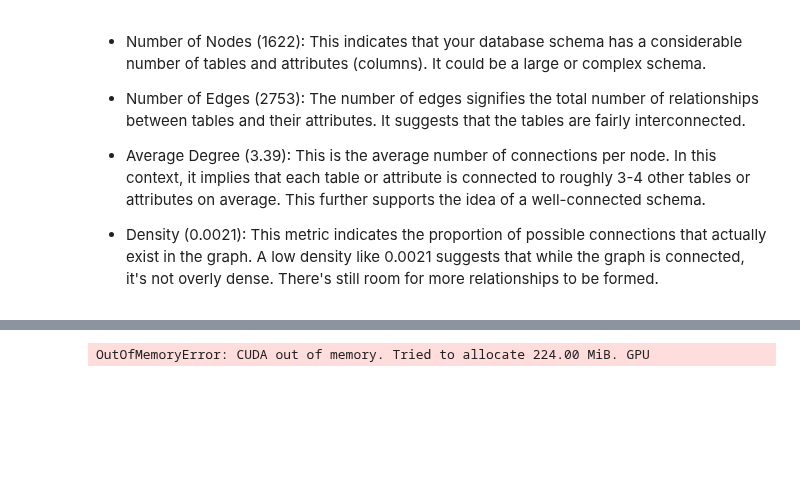
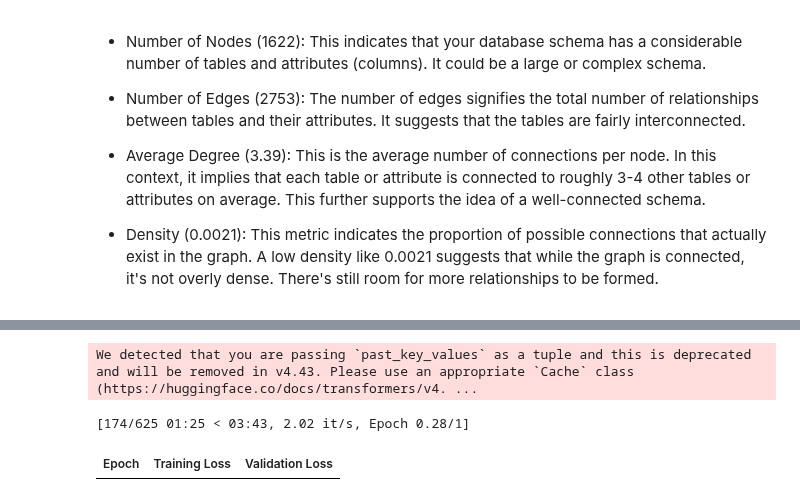
Before and after one commit to frank-morales2020/Cloud_curious, a Jupyter notebook: SQL2GNN.ipynb, the cells around one changed output, grey strips where cells are left out. Drawn from its saved outputs; the diff is of its cells as text; code cells hidden in the pictures; blank space fills up the shorter version.

```diff
--- a/SQL2GNN.ipynb
+++ b/SQL2GNN.ipynb
@@ -272,23 +361,26 @@ class MistralWithGNN(torch.nn.Module):
 # %%
 # Training Arguments
 training_args = TrainingArguments(
     "graph-SQL",
     logging_dir="graph-SQL",
     per_device_train_batch_size=1,
+    gradient_accumulation_steps=2,
     num_train_epochs=1,
     evaluation_strategy="epoch",
     logging_strategy="epoch",
     push_to_hub=False,
 )
 
 # Train the Model
 trainer = Trainer(
     #model=MistralWithGNN(model, hidden_size=128),
     model=MistralWithGNN(model, hidden_size=4),
     args=training_args,
     train_dataset=train_dataset,
 )
 
 trainer.train()
 # %% [output]
-OutOfMemoryError: CUDA out of memory. Tried to allocate 224.00 MiB. GPU
+We detected that you are passing `past_key_values` as a tuple and this is deprecated and will be removed in v4.43. Please use an appropriate `Cache` class (https://huggingface.co/docs/transformers/v4. ...
+[174/625 01:25 < 03:43, 2.02 it/s, Epoch 0.28/1]
+| Epoch | Training Loss | Validation Loss |
```
Also changed, not shown: parts of 6 cells of this notebook.
